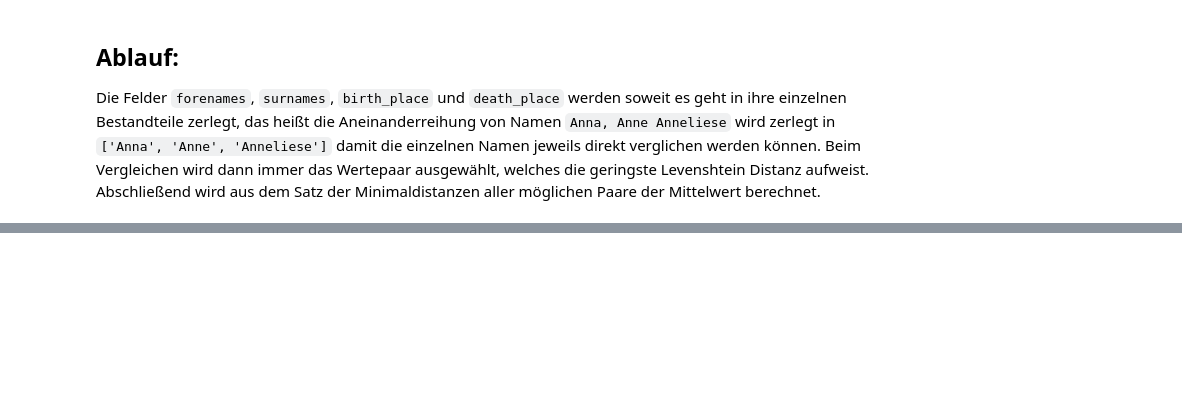
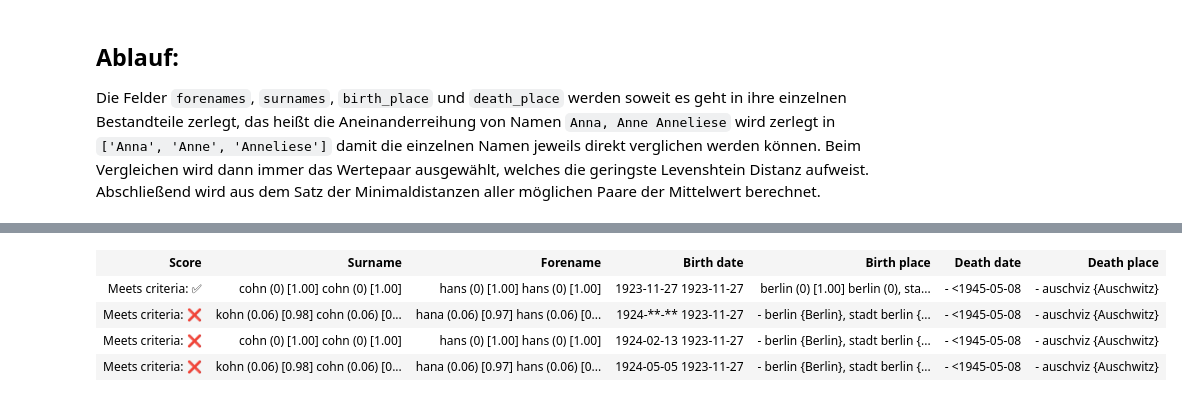
Before and after one commit to TracingThePast/automatic_matching, a Jupyter notebook: Automatic Matching Examples.ipynb, the cells around one changed output, grey strips where cells are left out. Saved outputs shown, nothing was run; the diff lists cells and outputs as text; code cells hidden in the pictures; blank space fills up the shorter version.

```diff
--- a/Automatic Matching Examples.ipynb
+++ b/Automatic Matching Examples.ipynb
@@ -105,0 +132,54 @@ display(HTML(output_html))
+# %%
+
+
+local_test_data = {
+    'forenames': ['Hanns'],
+    'surnames': ['Cohn'],
+    'birth_place': ['Berlin', 'Stadt Berlin'],
+    'birth_date': ['1923-11-27'],
+    'death_place': ['Auschwitz'],
+    'death_date': ['<1945-05-08'],
+}
+
+external_test_data_sets = [
+    {
+        'forenames': ['Hans'],
+        'surnames': ['Cohn'],
+        'birth_place': ['Berlin'],
+        'birth_date': ['1923-11-27'],
+    },
+    {
+        'forenames': ['L', 'Hans'],
+        'surnames': ['Cohn',],
+        'birth_date': ['1924-02-13'],
+    },
+    {
+        'forenames': ['Hanna'],
+        'surnames': ['Kohn',],
+        'birth_date': ['1924-05-05'],
+    },
+    {
+        'forenames': ['Hanna'],
+        'surnames': ['Kohn',],
+        'birth_date': ['1924-**-**'],
+        'death_place': [],
+    }
+]
+
+results = []
+for external_test_data in external_test_data_sets:
+    results.append(get_matching_score(local_test_data, external_test_data))
+
+results = sorted(results, key=lambda d: (d['absolute_score'], d['relative_score']))
+results.reverse()
+
+
+output_html = get_results_as_html(results)
+
+display(HTML(output_html))
+# %% [output]
+| Score | Surname | Forename | Birth date | Birth place | Death date | Death place |
+| Meets criteria: ✅︎ | cohn (0) [1.00] cohn (0) [1.00] | hans (0) [1.00] hans (0) [1.00] | 1923-11-27 1923-11-27 | berlin (0) [1.00] berlin (0), sta... | - <1945-05-08 | - auschviz {Auschwitz} |
+| Meets criteria: ❌ | kohn (0.06) [0.98] cohn (0.06) [0... | hana (0.06) [0.97] hans (0.06) [0... | 1924-**-** 1923-11-27 | - berlin {Berlin}, stadt berlin {... | - <1945-05-08 | - auschviz {Auschwitz} |
+| Meets criteria: ❌ | cohn (0) [1.00] cohn (0) [1.00] | hans (0) [1.00] hans (0) [1.00] | 1924-02-13 1923-11-27 | - berlin {Berlin}, stadt berlin {... | - <1945-05-08 | - auschviz {Auschwitz} |
+| Meets criteria: ❌ | kohn (0.06) [0.98] cohn (0.06) [0... | hana (0.06) [0.97] hans (0.06) [0... | 1924-05-05 1923-11-27 | - berlin {Berlin}, stadt berlin {... | - <1945-05-08 | - auschviz {Auschwitz} |
```
Also changed, not shown: parts of 7 cells of this notebook, 2 other files.
